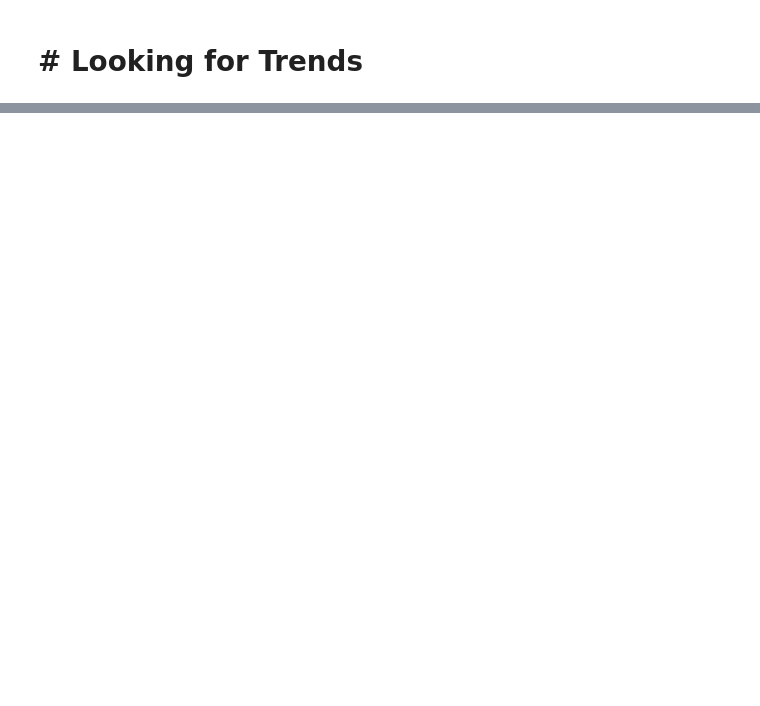
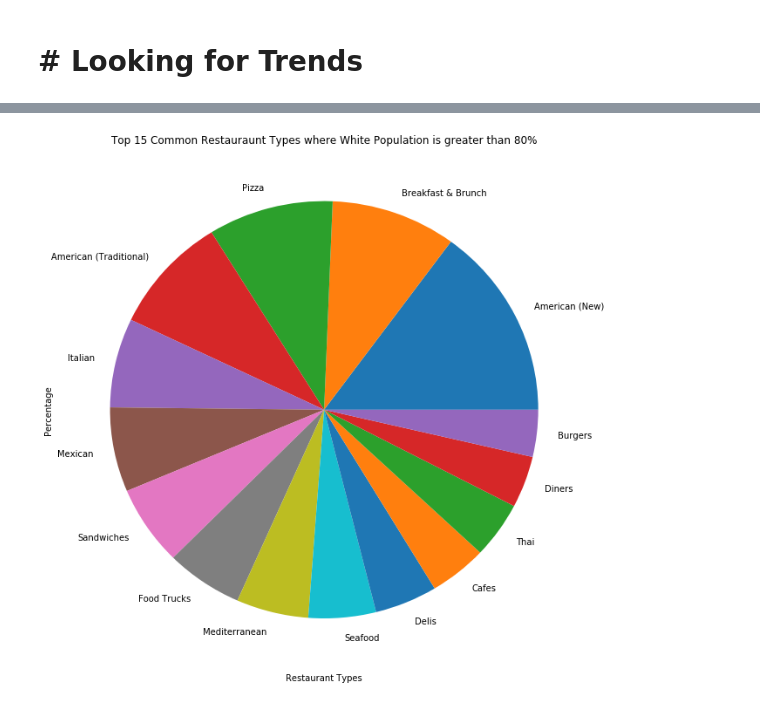
Before and after one commit to mlee0416/Dolphin-Rebels-, a Jupyter notebook: Census Analysis.ipynb, the cells around one changed output, grey strips where cells are left out. Saved outputs shown, nothing was run; the diff lists cells and outputs as text; code cells hidden in the pictures; blank space fills up the shorter version.

```diff
--- a/Census Analysis.ipynb
+++ b/Census Analysis.ipynb
@@ -500,0 +580,23 @@ Rich_County_Yelp_df.groupby("Price Cat").count()
+# %%
+ndiv=NonDiverse_County_Yelp_df.groupby("Type")
+ndiv=ndiv["County"].count()
+ndiv=ndiv.sort_values(ascending=False)
+ndiv=ndiv/ndiv.sum()
+ndiv=pd.DataFrame(ndiv)
+ndiv=ndiv.iloc[0:15]
+# ndiv=ndiv.loc[ndiv["County"]>=0.02]
+total=ndiv["County"].sum()
+ndiv=ndiv["County"]/total
+ndiv=pd.DataFrame(ndiv)
+
+# #ndiv["American"]=ndiv["American (New)"]+ndiv["American (Traditional)"]
+# ndiv
+
+# #create pie chart
+chart_non_diverse=ndiv["County"].plot(kind='pie',figsize=(11,11))
+chart_non_diverse.set_xlabel("Restaurant Types")
+chart_non_diverse.set_ylabel("Percentage")
+chart_non_diverse.set_title("Top 15 Common Restauraunt Types where White Population is greater than 80%")
+plt.show()
+# %% [output]
+[figure, added]
```
Also changed, not shown: parts of 21 cells of this notebook.
